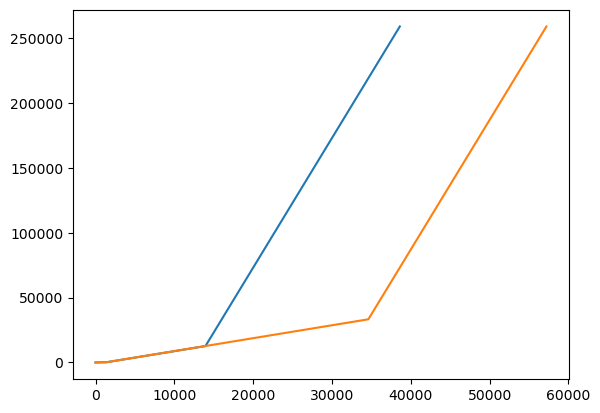
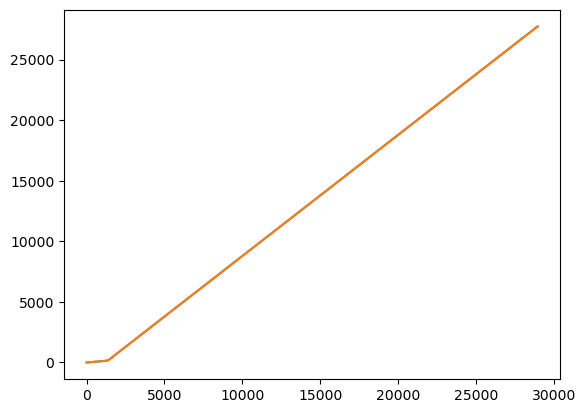
Unified diff of the notebook cell whose output changed from the first chart to the second:
--- before
+++ after
@@ -1,10 +1,4 @@
-with h5py.File('../../../../../../scratch/aalelonghi/ROM_datasets_ale/ASTEC/original_hdf5/9.h5', 'r') as f:
-    print(f.attrs['archive_name'].decode('utf-8'))
-    print(f['dimensions/time_points'][:])
-    print(np.shape(f['vessel/mesh/x_alfa_vessel'][:][:,0]))
-    print(f['other/global/vessel_rupture_time'][:][-1]/3600)
-    plt.plot(f['dimensions/time_points'][:])
     
-with h5py.File('../../../../../../tudelft.net/staff-umbrella/eldar/ASTEC/original_hdf5/84f0f911-0f1d-45f7-a988-a6cb0b3021d5'+'.h5', 'r') as f:
+with h5py.File('../../../../../../tudelft.net/staff-umbrella/eldar/ASTEC/original_hdf5/dataset_e6163a6a-33be-4dc7-b89c-eb9d3dd66b19'+'.h5', 'r') as f:
     print(np.shape(f['vessel/mesh/x_alfa_vessel'][:][:,0]))
     print(f.attrs['archive_name'].decode('utf-8'))
@@ -12,2 +6,9 @@
     print(f['other/global/vessel_rupture_time'][:][-1]/3600)
     plt.plot(f['dimensions/time_points'][:])
+    
+with h5py.File('../../../../../../tudelft.net/staff-umbrella/eldar/ASTEC/original_hdf5/dataset_7dee26bc-7fc7-45b3-ade2-80046d37a010'+'.h5', 'r') as f:
+    print(np.shape(f['vessel/mesh/x_alfa_vessel'][:][:,0]))
+    print(f.attrs['archive_name'].decode('utf-8'))
+    print(f['dimensions/time_points'][:])
+    print(f['other/global/vessel_rupture_time'][:][-1]/3600)
+    plt.plot(f['dimensions/time_points'][:])

Commit: before merging